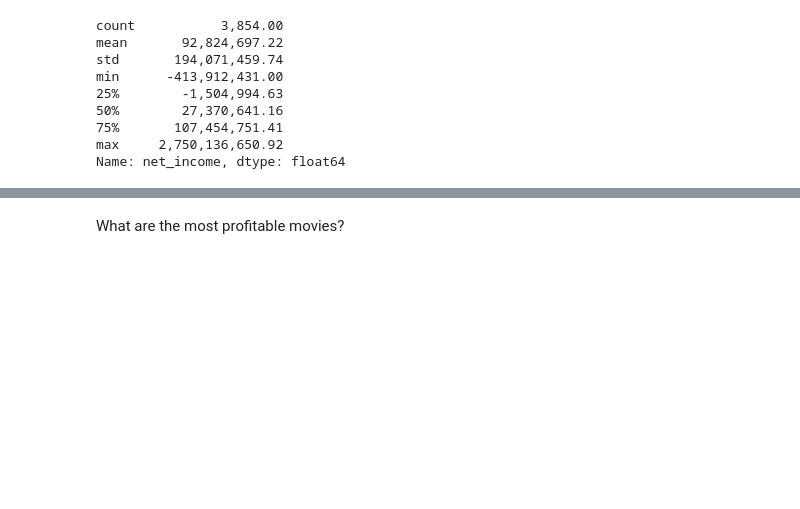
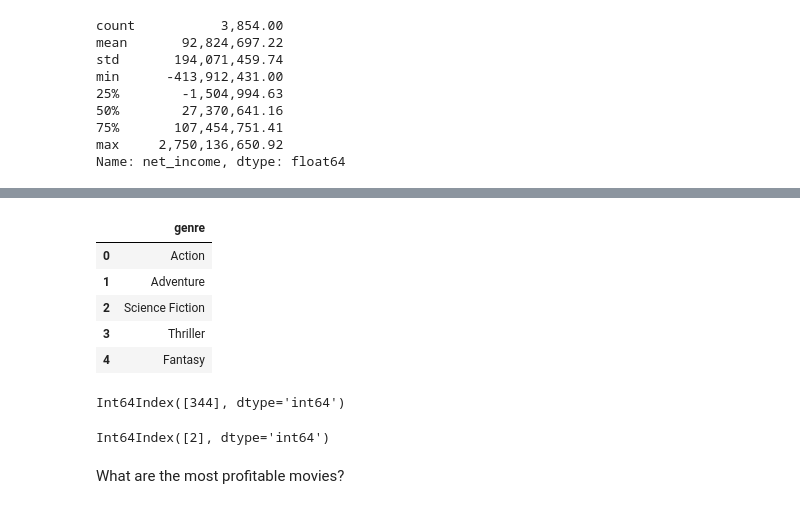
Before and after one commit to kennethn/data-analyst-nanodegree, a Jupyter notebook: 2_Investigate_A_Dataset/2_Investigate_A_Dataset.ipynb, the cells around one changed output, grey strips where cells are left out. Cells and saved outputs as stored; diff of their text form; code cells hidden in the pictures; blank space fills up the shorter version.

```diff
--- a/2_Investigate_A_Dataset/2_Investigate_A_Dataset.ipynb
+++ b/2_Investigate_A_Dataset/2_Investigate_A_Dataset.ipynb
@@ -209,0 +226,20 @@ Name: net_income, dtype: float64
+# %%
+df_genres = pd.DataFrame(
+    pd.unique(df.genres.str.split('|', expand=True).stack()))
+df_genres.rename(columns={0: 'genre'}, inplace=True)
+df_genres.head()
+# %% [output]
+|  | genre |
+| 0 | Action |
+| 1 | Adventure |
+| 2 | Science Fiction |
+| 3 | Thriller |
+| 4 | Fantasy |
+# %%
+df_cast.loc[df_cast['actor_name'] == 'Keanu Reeves'].index
+# %% [output]
+Int64Index([344], dtype='int64')
+# %%
+df_genres.loc[df_genres['genre'] == 'Science Fiction'].index
+# %% [output]
+Int64Index([2], dtype='int64')
```
Also changed, not shown: parts of 8 cells of this notebook.
